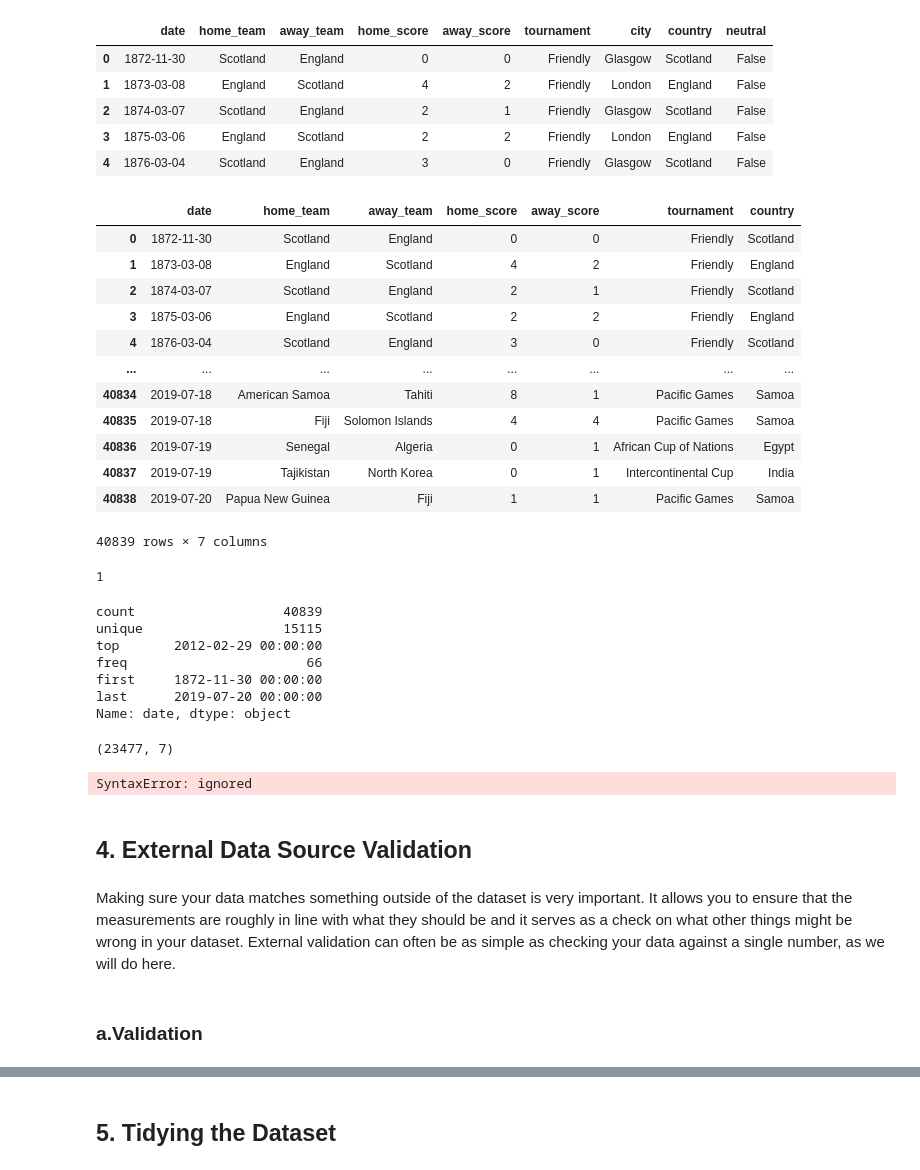
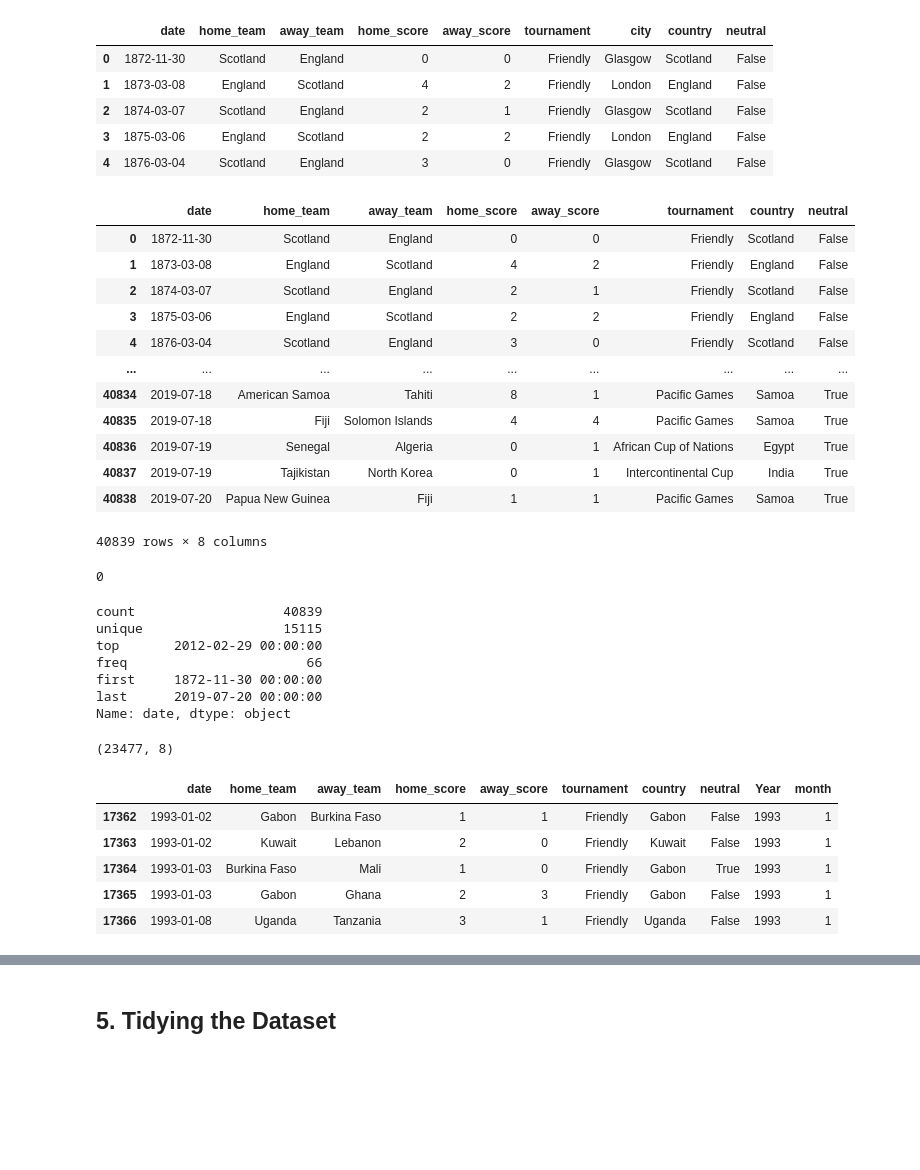
Before and after one commit to vivianusdjpy/SUPERVISED-LEARNING-WITH-EDA, a Jupyter notebook: Supervised_Learning_with_Exploratory_Data_Analysis_Mchezo_Pesa_Project.ipynb, the cells around one changed output, grey strips where cells are left out. Cells and saved outputs as stored; diff of their text form; code cells hidden in the pictures; blank space fills up the shorter version.

Commit message:
Merging datasets

```diff
--- a/Supervised_Learning_with_Exploratory_Data_Analysis_Mchezo_Pesa_Project.ipynb
+++ b/Supervised_Learning_with_Exploratory_Data_Analysis_Mchezo_Pesa_Project.ipynb
@@ -195,27 +222,28 @@ results.head(5)
 | 3 | 1875-03-06 | England | Scotland | 2 | 2 | Friendly | London | England | False |
 | 4 | 1876-03-04 | Scotland | England | 3 | 0 | Friendly | Glasgow | Scotland | False |
 # %%
-results = results[["date","home_team","away_team","home_score","away_score","tournament","country"]]
+#choosing the relevant columns in the results dataset
+results = results[["date","home_team","away_team","home_score","away_score","tournament","country","neutral"]]
 results
 # %% [output]
-|  | date | home_team | away_team | home_score | away_score | tournament | country |
-| 0 | 1872-11-30 | Scotland | England | 0 | 0 | Friendly | Scotland |
-| 1 | 1873-03-08 | England | Scotland | 4 | 2 | Friendly | England |
-| 2 | 1874-03-07 | Scotland | England | 2 | 1 | Friendly | Scotland |
-| 3 | 1875-03-06 | England | Scotland | 2 | 2 | Friendly | England |
-| 4 | 1876-03-04 | Scotland | England | 3 | 0 | Friendly | Scotland |
-| ... | ... | ... | ... | ... | ... | ... | ... |
-| 40834 | 2019-07-18 | American Samoa | Tahiti | 8 | 1 | Pacific Games | Samoa |
-| 40835 | 2019-07-18 | Fiji | Solomon Islands | 4 | 4 | Pacific Games | Samoa |
-| 40836 | 2019-07-19 | Senegal | Algeria | 0 | 1 | African Cup of Nations | Egypt |
-| 40837 | 2019-07-19 | Tajikistan | North Korea | 0 | 1 | Intercontinental Cup | India |
-| 40838 | 2019-07-20 | Papua New Guinea | Fiji | 1 | 1 | Pacific Games | Samoa |
+|  | date | home_team | away_team | home_score | away_score | tournament | country | neutral |
+| 0 | 1872-11-30 | Scotland | England | 0 | 0 | Friendly | Scotland | False |
+| 1 | 1873-03-08 | England | Scotland | 4 | 2 | Friendly | England | False |
+| 2 | 1874-03-07 | Scotland | England | 2 | 1 | Friendly | Scotland | False |
+| 3 | 1875-03-06 | England | Scotland | 2 | 2 | Friendly | England | False |
+| 4 | 1876-03-04 | Scotland | England | 3 | 0 | Friendly | Scotland | False |
+| ... | ... | ... | ... | ... | ... | ... | ... | ... |
+| 40834 | 2019-07-18 | American Samoa | Tahiti | 8 | 1 | Pacific Games | Samoa | True |
+| 40835 | 2019-07-18 | Fiji | Solomon Islands | 4 | 4 | Pacific Games | Samoa | True |
+| 40836 | 2019-07-19 | Senegal | Algeria | 0 | 1 | African Cup of Nations | Egypt | True |
+| 40837 | 2019-07-19 | Tajikistan | North Korea | 0 | 1 | Intercontinental Cup | India | True |
+| 40838 | 2019-07-20 | Papua New Guinea | Fiji | 1 | 1 | Pacific Games | Samoa | True |
-40839 rows × 7 columns
+40839 rows × 8 columns
 # %%
 #checking for duplicates in the ranking column
 results.duplicated().sum()
 # %% [output]
-1
+0
 # %%
 results['date'].describe()
 # %% [output]
@@ -227,24 +255,25 @@ first     1872-11-30 00:00:00
 last      2019-07-20 00:00:00
 Name: date, dtype: object
 # %%
-#dropping the row entries that happened before 1993 since they do not have corresponding records
+#dropping the row entries before 1993 since they do not have corresponding records
 #in the ranking  dataframe.
 results_1 = results
 results_1 = results[results["date"] > '1993-01-01']
 results_1.shape
 #dropped 40839-23477 = 17362 row entries
 # %% [output]
-(23477, 7)
+(23477, 8)
-# %%
-dataset = pd.merge(ranking_1, left_on = ['date', 'country','tournament'],
-                        right_on = ['rank_date', 'country_full','rank'], how = 'inner')
-dataset.shape
-dataset.info()
-# %% [output]
-SyntaxError: ignored
-# %% [markdown]
-## 4. External Data Source Validation
-# %% [markdown]
-Making sure your data matches something outside of the dataset is very important. It allows you to ensure that the measurements are roughly in line with what they should be and it serves as a check on what other things might be wrong in your dataset. External validation can often be as simple as checking your data against a single number, as we will do here.
-# %% [markdown]
-### a.Validation
+# %%
+#creating a copy of results_1 dataset
+results_2 = results_1
+# Separate the date column into Year and Month of the fifa_ranking dataset
+results_2['Year'] = results_1.date.dt.year
+results_2['month'] =results_1.date.dt.month
+results_2.head()
+# %% [output]
+|  | date | home_team | away_team | home_score | away_score | tournament | country | neutral | Year | month |
+| 17362 | 1993-01-02 | Gabon | Burkina Faso | 1 | 1 | Friendly | Gabon | False | 1993 | 1 |
+| 17363 | 1993-01-02 | Kuwait | Lebanon | 2 | 0 | Friendly | Kuwait | False | 1993 | 1 |
+| 17364 | 1993-01-03 | Burkina Faso | Mali | 1 | 0 | Friendly | Gabon | True | 1993 | 1 |
+| 17365 | 1993-01-03 | Gabon | Ghana | 2 | 3 | Friendly | Gabon | False | 1993 | 1 |
+| 17366 | 1993-01-08 | Uganda | Tanzania | 3 | 1 | Friendly | Uganda | False | 1993 | 1 |
```
Also changed, not shown: parts of 9 cells of this notebook.
